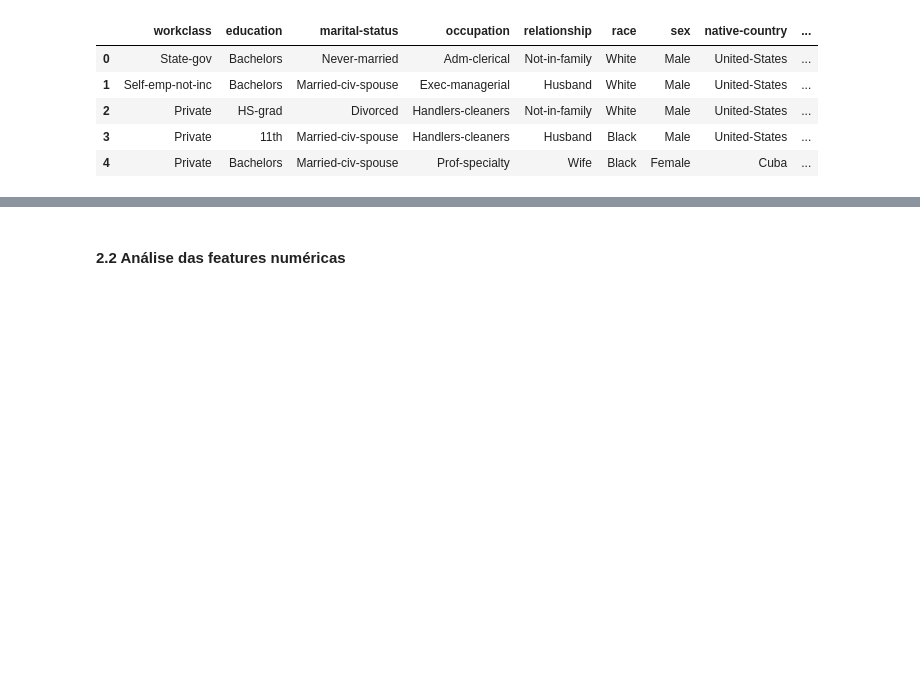
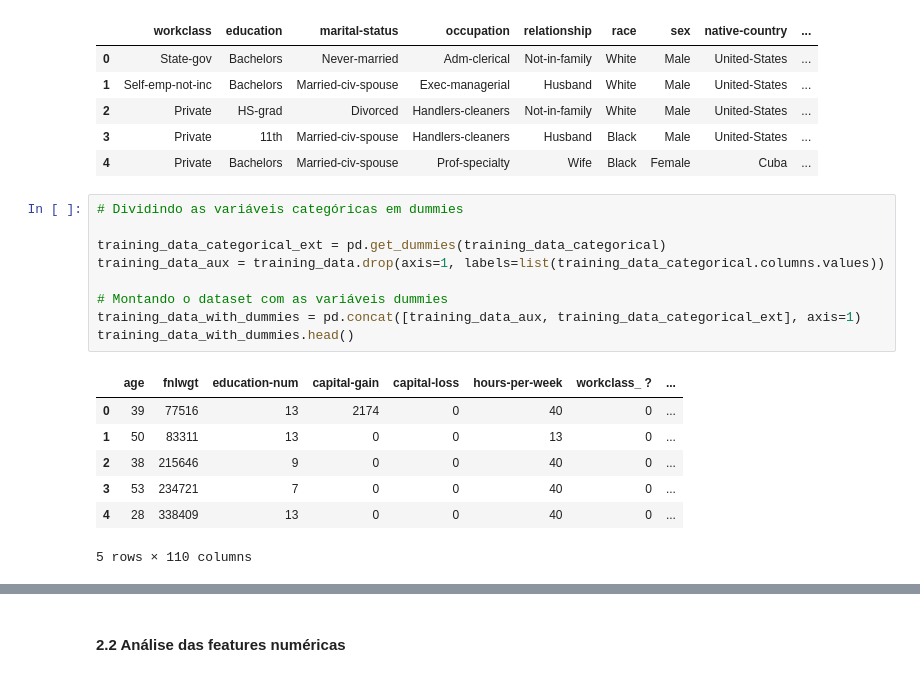
Before and after one commit to gustavo-mn/adult-dataset, a Jupyter notebook: Trabalho.ipynb, the cells around one changed output, grey strips where cells are left out. Drawn from its saved outputs; the diff is of its cells as text; blank space fills up the shorter version.

```diff
--- a/Trabalho.ipynb
+++ b/Trabalho.ipynb
@@ -105,6 +105,23 @@ training_data_categorical.head(5)
 | 2 | Private | HS-grad | Divorced | Handlers-cleaners | Not-in-family | White | Male | United-States | ... |
 | 3 | Private | 11th | Married-civ-spouse | Handlers-cleaners | Husband | Black | Male | United-States | ... |
 | 4 | Private | Bachelors | Married-civ-spouse | Prof-specialty | Wife | Black | Female | Cuba | ... |
+# %%
+# Dividindo as variáveis categóricas em dummies
+
+training_data_categorical_ext = pd.get_dummies(training_data_categorical)
+training_data_aux = training_data.drop(axis=1, labels=list(training_data_categorical.columns.values))
+
+# Montando o dataset com as variáveis dummies
+training_data_with_dummies = pd.concat([training_data_aux, training_data_categorical_ext], axis=1)
+training_data_with_dummies.head()
+# %% [output]
+|  | age | fnlwgt | education-num | capital-gain | capital-loss | hours-per-week | workclass_ ? | ... |
+| 0 | 39 | 77516 | 13 | 2174 | 0 | 40 | 0 | ... |
+| 1 | 50 | 83311 | 13 | 0 | 0 | 13 | 0 | ... |
+| 2 | 38 | 215646 | 9 | 0 | 0 | 40 | 0 | ... |
+| 3 | 53 | 234721 | 7 | 0 | 0 | 40 | 0 | ... |
+| 4 | 28 | 338409 | 13 | 0 | 0 | 40 | 0 | ... |
+5 rows × 110 columns
 # %%
 # Quais os possíveis valores para cada feature?
 for feature in list(training_data_categorical.columns):
```
Also changed, not shown: parts of 4 cells of this notebook.
